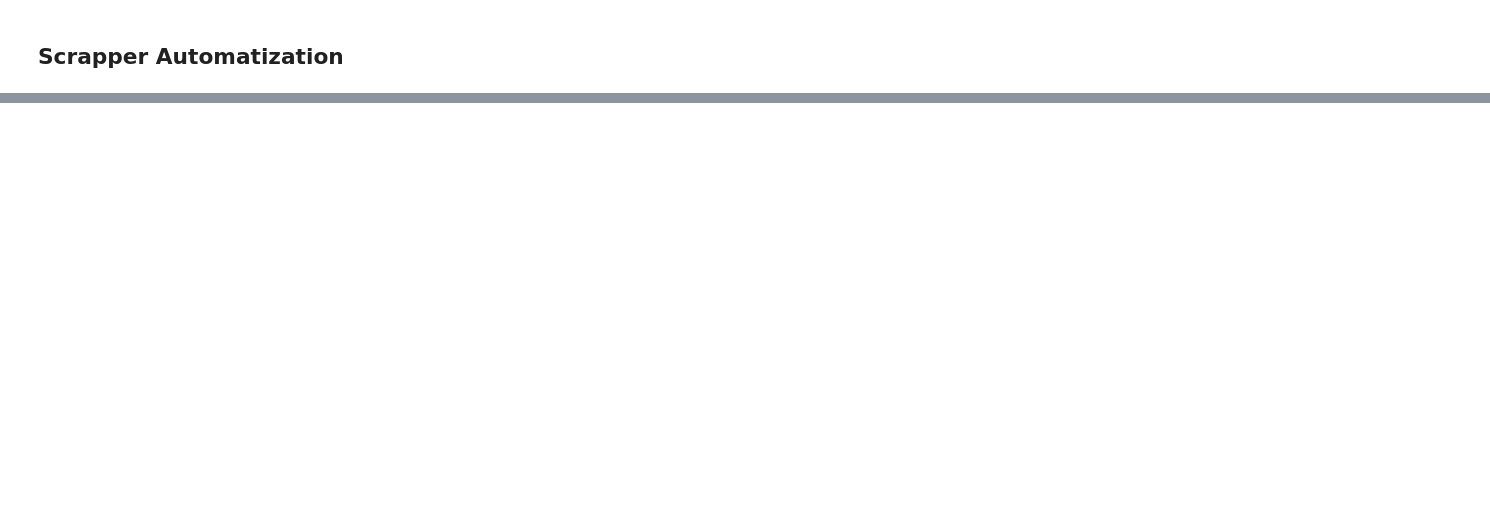
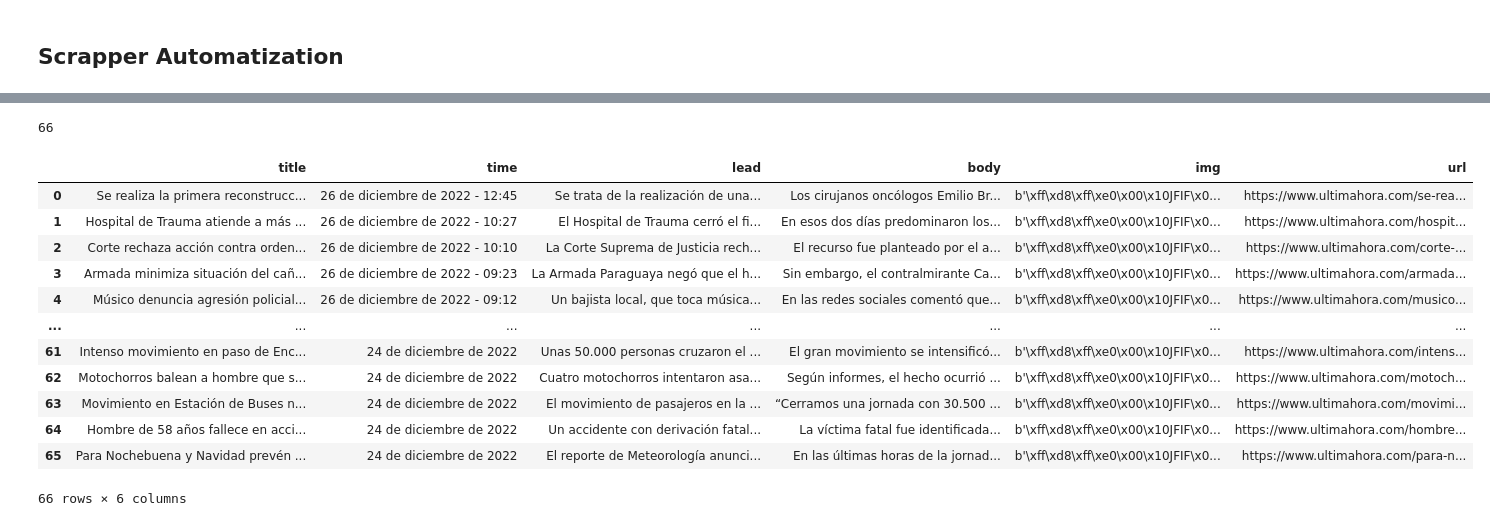
Before and after one commit to mariokarajallo/web-scraping-newspaper, a Jupyter notebook: web-scrapper.ipynb, the cells around one changed output, grey strips where cells are left out. Drawn from its saved outputs; the diff is of its cells as text; code cells hidden in the pictures; blank space fills up the shorter version.

Commit message:
feat: test web-scrapper final

```diff
--- a/web-scrapper.ipynb
+++ b/web-scrapper.ipynb
@@ -32,6 +34,7 @@ def get_info(url):
         dict['lead']=None
 
     #body
+    b=''
     body=s_notice.find('div', attrs={'class':'body-content note-body'}).find_all('p')
     for p in body:
         b=b+''+(p.text)
@@ -41,7 +44,7 @@ def get_info(url):
         dict['body']=None
 
     #img
-    media = s_notice.find('div', attrs={'class':'image itemGallery classid5323329'}).find('img')
+    media = s_notice.find('div', attrs={'class':'image'}).find('img')
     img_src=media.get('data-td-src-property')
     try:
         r_img=requests.get(img_src)
@@ -55,0 +94,12 @@ def get_info(url):
+# %%
+def get_next_page_links(url):
+    list=[url]
+
+    for i in range(5):
+        r= requests.get(list[-1])
+        s= BeautifulSoup(r.text, 'lxml')
+        get_next_page= s.find('a', attrs={'class':'right-button'})
+        get_link=get_next_page.get('href')
+        list.append(get_link)
+
+    return list
@@ -55,0 +115,18 @@ def get_info(url):
+# %%
+def get_notice_links(url):
+    all_link=[]
+    for i in url:
+        try:
+            r=requests.get(i)
+            s=BeautifulSoup(r.text, 'lxml')
+            xp_url_section= etree.HTML(str(s))
+            links_notices=xp_url_section.xpath("//div[@class='col-12 col-lg-8']//*[@class='article-title']//a")
+            for i in links_notices:
+                link=i.get("href")
+                all_link.append(link)
+
+        except Exception as e:
+            print ('Error \n')
+            print(e)
+
+    return all_link
@@ -55,0 +160,7 @@ def get_info(url):
+# %%
+#scrapper
+data=[]
+all_links=get_notice_links(get_next_page_links('https://www.ultimahora.com/contenidos/nacional.html'))
+for contador, link in enumerate(all_links):
+    print (f'scraper link: {contador}/{len(all_links)}')
+    data.append(scraper_url(link))
@@ -55,0 +185,21 @@ def get_info(url):
+# %%
+len(data)
+# %% [output]
+66
+# %%
+df = pd.DataFrame(data)
+df
+# %% [output]
+|  | title | time | lead | body | img | url |
+| 0 | Se realiza la primera reconstrucc... | 26 de diciembre de 2022 - 12:45 | Se trata de la realización de una... | Los cirujanos oncólogos Emilio Br... | b'\xff\xd8\xff\xe0\x00\x10JFIF\x0... | https://www.ultimahora.com/se-rea... |
+| 1 | Hospital de Trauma atiende a más ... | 26 de diciembre de 2022 - 10:27 | El Hospital de Trauma cerró el fi... | En esos dos días predominaron los... | b'\xff\xd8\xff\xe0\x00\x10JFIF\x0... | https://www.ultimahora.com/hospit... |
+| 2 | Corte rechaza acción contra orden... | 26 de diciembre de 2022 - 10:10 | La Corte Suprema de Justicia rech... | El recurso fue planteado por el a... | b'\xff\xd8\xff\xe0\x00\x10JFIF\x0... | https://www.ultimahora.com/corte-... |
+| 3 | Armada minimiza situación del cañ... | 26 de diciembre de 2022 - 09:23 | La Armada Paraguaya negó que el h... | Sin embargo, el contralmirante Ca... | b'\xff\xd8\xff\xe0\x00\x10JFIF\x0... | https://www.ultimahora.com/armada... |
+| 4 | Músico denuncia agresión policial... | 26 de diciembre de 2022 - 09:12 | Un bajista local, que toca música... | En las redes sociales comentó que... | b'\xff\xd8\xff\xe0\x00\x10JFIF\x0... | https://www.ultimahora.com/musico... |
+| ... | ... | ... | ... | ... | ... | ... |
+| 61 | Intenso movimiento en paso de Enc... | 24 de diciembre de 2022 | Unas 50.000 personas cruzaron el ... | El gran movimiento se intensificó... | b'\xff\xd8\xff\xe0\x00\x10JFIF\x0... | https://www.ultimahora.com/intens... |
+| 62 | Motochorros balean a hombre que s... | 24 de diciembre de 2022 | Cuatro motochorros intentaron asa... | Según informes, el hecho ocurrió ... | b'\xff\xd8\xff\xe0\x00\x10JFIF\x0... | https://www.ultimahora.com/motoch... |
+| 63 | Movimiento en Estación de Buses n... | 24 de diciembre de 2022 | El movimiento de pasajeros en la ... | “Cerramos una jornada con 30.500 ... | b'\xff\xd8\xff\xe0\x00\x10JFIF\x0... | https://www.ultimahora.com/movimi... |
+| 64 | Hombre de 58 años fallece en acci... | 24 de diciembre de 2022 | Un accidente con derivación fatal... | La víctima fatal fue identificada... | b'\xff\xd8\xff\xe0\x00\x10JFIF\x0... | https://www.ultimahora.com/hombre... |
+| 65 | Para Nochebuena y Navidad prevén ... | 24 de diciembre de 2022 | El reporte de Meteorología anunci... | En las últimas horas de la jornad... | b'\xff\xd8\xff\xe0\x00\x10JFIF\x0... | https://www.ultimahora.com/para-n... |
+66 rows × 6 columns
```
Also changed, not shown: parts of 9 cells of this notebook, 1 other file.
